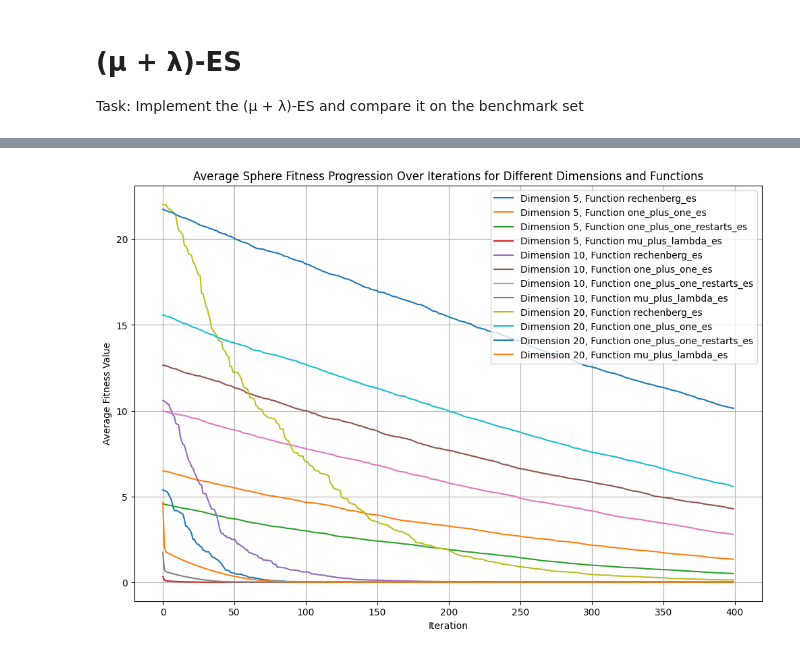
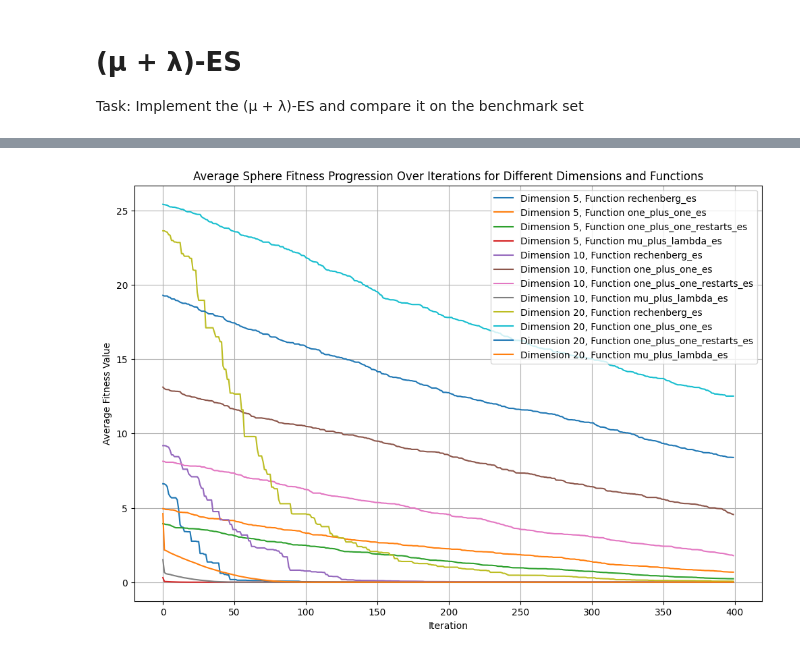
Before and after one commit to kenoc1/evolution-strategies, a Jupyter notebook: notebooks/E4.ipynb, the cells around one changed output, grey strips where cells are left out. Cells and saved outputs as stored; diff of their text form; code cells hidden in the pictures.

```diff
--- a/notebooks/E4.ipynb
+++ b/notebooks/E4.ipynb
@@ -146,7 +147,7 @@ Sphere function: Best solution: [-0.00483401  0.00054689 -0.00302102  0.00067202
 # %%
 # Experiment Parameters
 dimensions = [5, 10, 20]
-repetitions = 10
+repetitions = 2
 iterations = 400
 sigma = 0.01
 mu = 10
@@ -181,7 +182,6 @@ for dim in dimensions:
         results[dim]['Sphere']['one_plus_one_restarts_es'].append(obj_sphere)
         fitness_logs[dim]['Sphere']['one_plus_one_restarts_es'].append(log_sphere)
 
-        '''
         # Rastrigin Function
         _, obj_rastrigin, log_rastrigin = mu_plus_lambda_es(mu, lambda_, dim, rastrigin_function, sigma, iterations)
         results[dim]['Rastrigin']['mu_plus_lambda_es'].append(obj_rastrigin)
@@ -198,7 +198,7 @@ for dim in dimensions:
         _, obj_sphere, log_sphere = one_plus_one_es(dim, rastrigin_function, sigma, iterations, restarts=True)
         results[dim]['Rastrigin']['one_plus_one_restarts_es'].append(obj_sphere)
         fitness_logs[dim]['Rastrigin']['one_plus_one_restarts_es'].append(log_sphere)
-        '''
+
 
 # Display initial 5 results
 # results[dim]['Sphere'][:5], results[dim]['Rastrigin'][:5]
@@ -219,8 +219,7 @@ def plot_average_fitness_progression(logs, dimensions, fittype='Sphere'):
     plt.legend()
     plt.grid(True)
     plt.show()
-
-
-plot_average_fitness_progression(fitness_logs, dimensions)
-# %% [output]
-[figure, removed]
+# %%
+plot_average_fitness_progression(fitness_logs, dimensions, fittype='Sphere')
+# %% [output]
+[figure, added]
```
Also changed, not shown: parts of 2 cells of this notebook.
